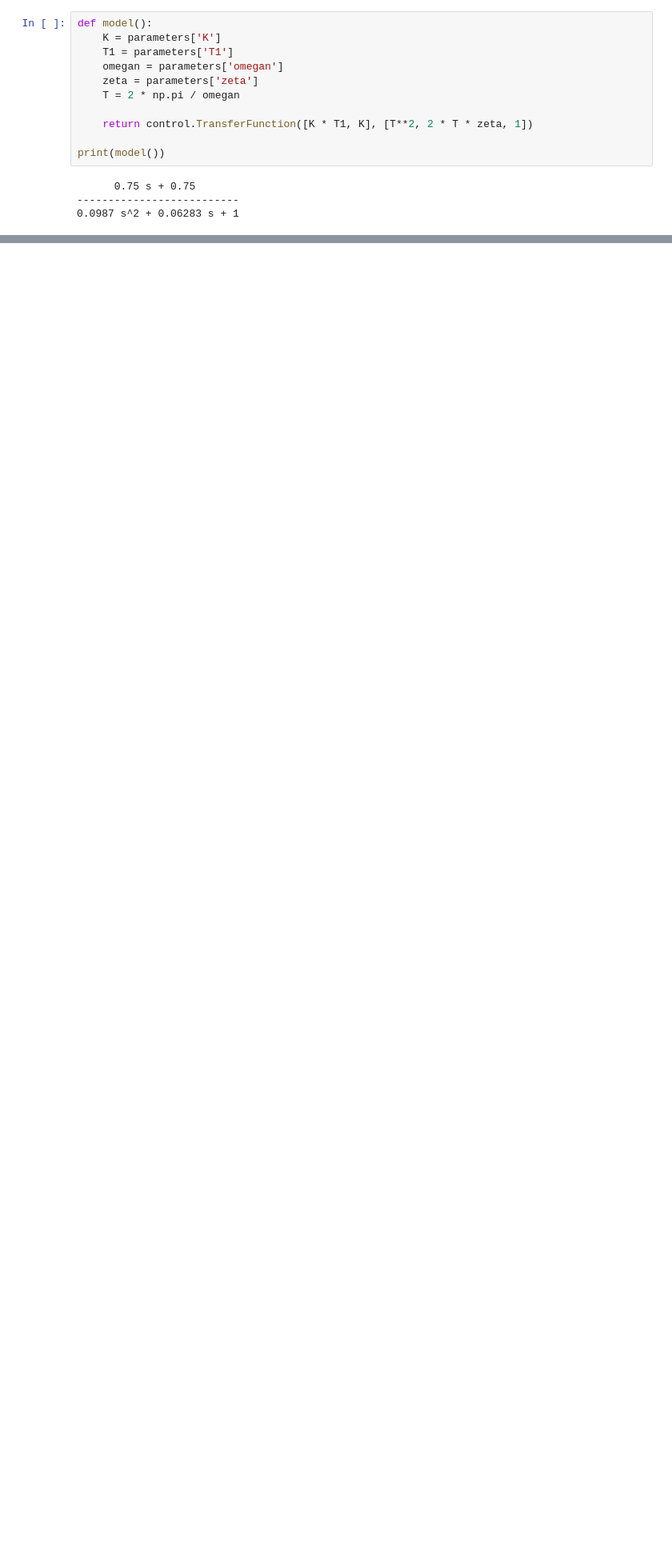
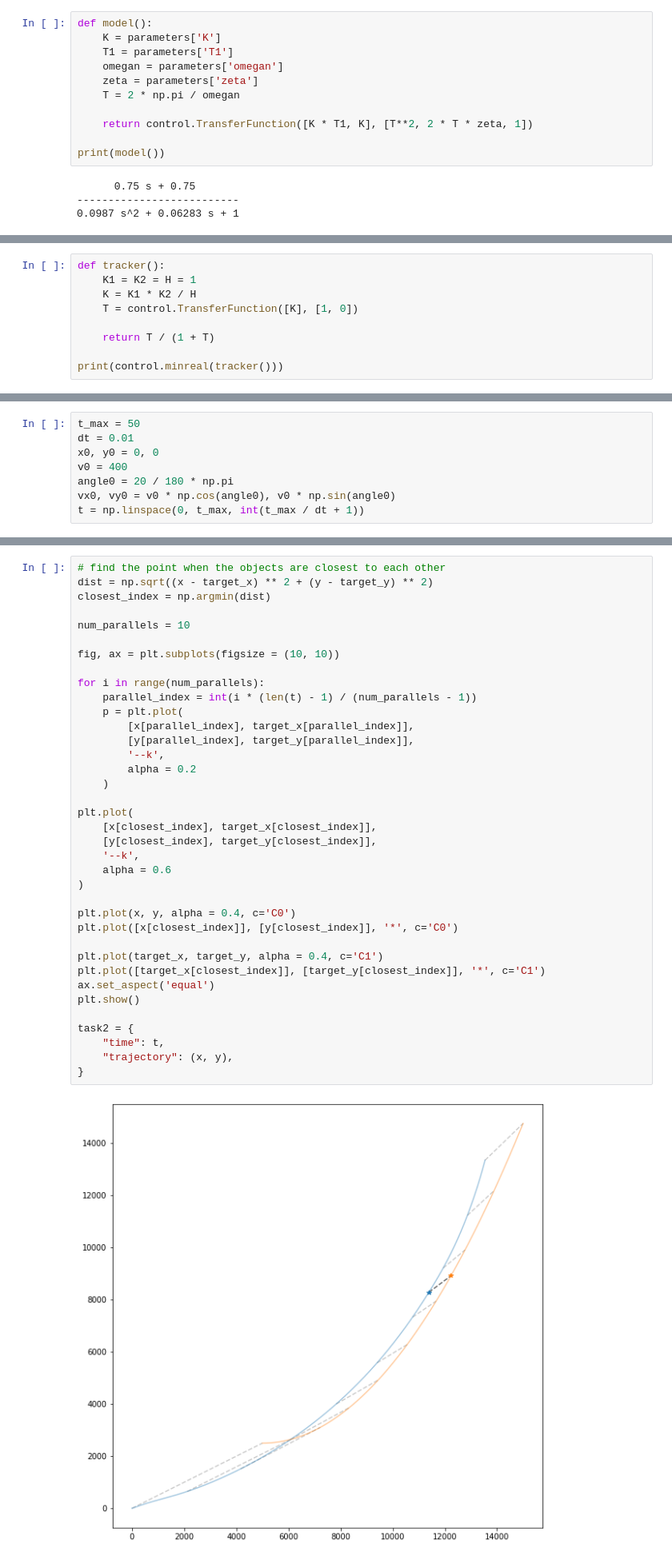
Before and after one commit to djokjulapfe/avo, a Jupyter notebook: main.ipynb, the cells around one changed output, grey strips where cells are left out. Shown: that part at 80% size. Cells and saved outputs as stored; diff of their text form; blank space fills up the shorter version.

```diff
--- a/main.ipynb
+++ b/main.ipynb
@@ -523,0 +408,9 @@ print(dist[-1])
+# %%
+def tracker():
+    K1 = K2 = H = 1
+    K = K1 * K2 / H
+    T = control.TransferFunction([K], [1, 0])
+
+    return T / (1 + T)
+
+print(control.minreal(tracker()))
@@ -523,0 +487,8 @@ print(dist[-1])
+# %%
+t_max = 50
+dt = 0.01
+x0, y0 = 0, 0
+v0 = 400
+angle0 = 20 / 180 * np.pi
+vx0, vy0 = v0 * np.cos(angle0), v0 * np.sin(angle0)
+t = np.linspace(0, t_max, int(t_max / dt + 1))
@@ -523,0 +516,39 @@ print(dist[-1])
+# %%
+# find the point when the objects are closest to each other
+dist = np.sqrt((x - target_x) ** 2 + (y - target_y) ** 2)
+closest_index = np.argmin(dist)
+
+num_parallels = 10
+
+fig, ax = plt.subplots(figsize = (10, 10))
+
+for i in range(num_parallels):
+    parallel_index = int(i * (len(t) - 1) / (num_parallels - 1))
+    p = plt.plot(
+        [x[parallel_index], target_x[parallel_index]],
+        [y[parallel_index], target_y[parallel_index]],
+        '--k',
+        alpha = 0.2
+    )
+
+plt.plot(
+    [x[closest_index], target_x[closest_index]],
+    [y[closest_index], target_y[closest_index]],
+    '--k',
+    alpha = 0.6
+)
+
+plt.plot(x, y, alpha = 0.4, c='C0')
+plt.plot([x[closest_index]], [y[closest_index]], '*', c='C0')
+
+plt.plot(target_x, target_y, alpha = 0.4, c='C1')
+plt.plot([target_x[closest_index]], [target_y[closest_index]], '*', c='C1')
+ax.set_aspect('equal')
+plt.show()
+
+task2 = {
+    "time": t,
+    "trajectory": (x, y),
+}
+# %% [output]
+[figure, added]
```
Also changed, not shown: parts of 78 cells of this notebook, 3 other files.
